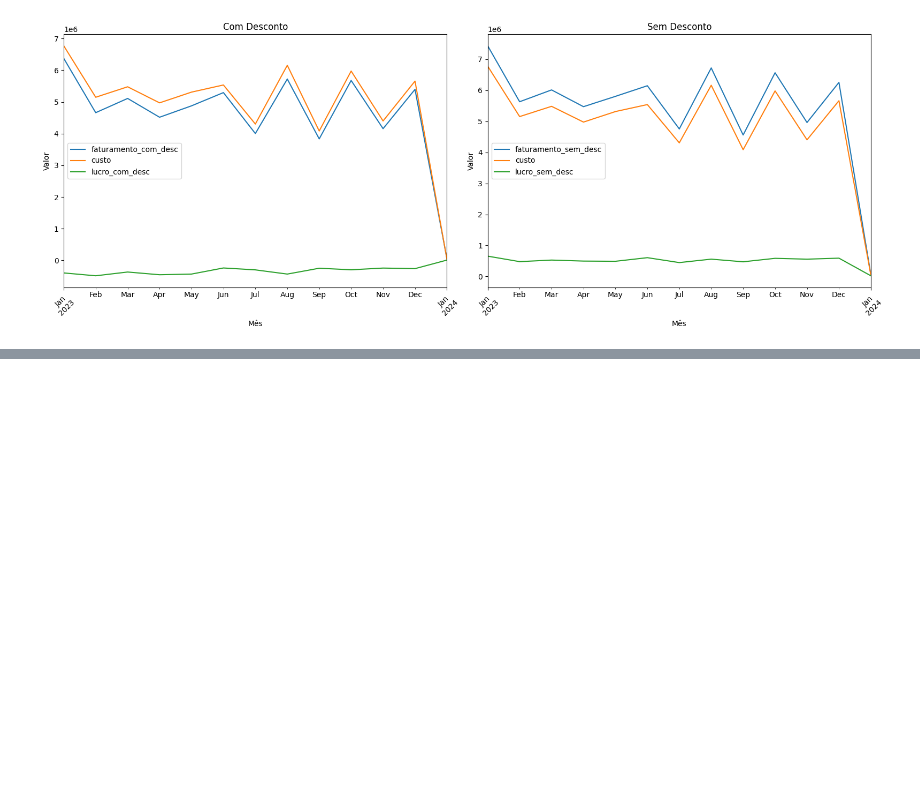
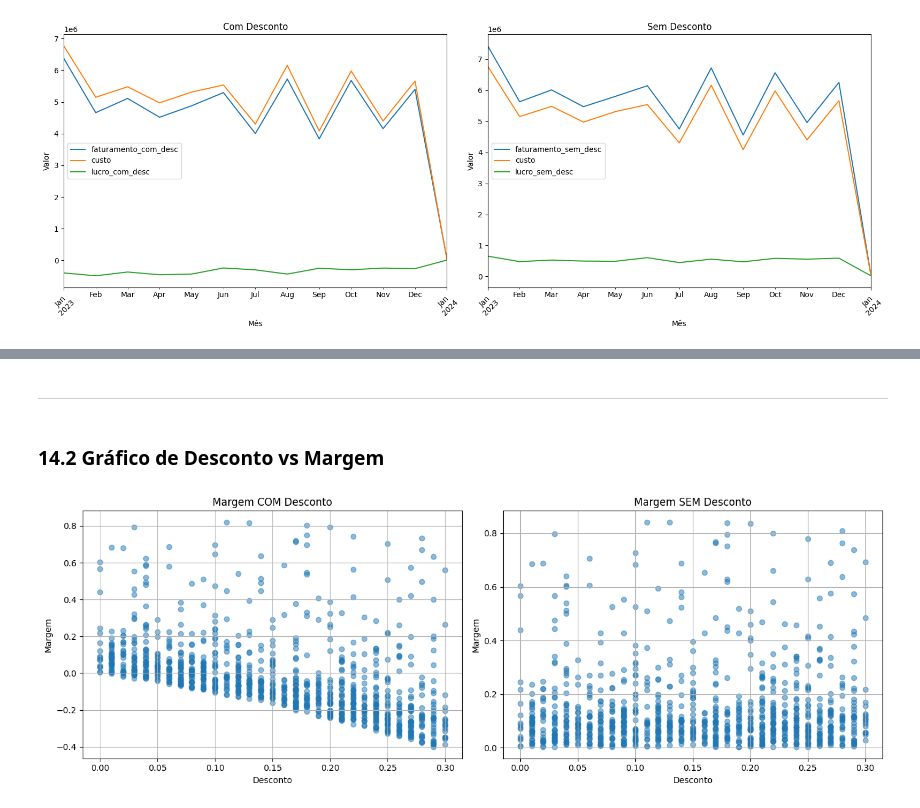
Before and after one commit to jcarlossc/sales-analysis, a Jupyter notebook: src/sales_analysis/sales_pipeline.ipynb, the cells around one changed output, grey strips where cells are left out. Drawn from its saved outputs; the diff is of its cells as text; code cells hidden in the pictures; blank space fills up the shorter version.

Commit message:
Arquivo graphic_discount_margin adicionado

```diff
--- a/src/sales_analysis/sales_pipeline.ipynb
+++ b/src/sales_analysis/sales_pipeline.ipynb
@@ -208,0 +217,8 @@ get_graphic_months(df)
+# %% [markdown]
+---
+# %% [markdown]
+### 14.2 Gráfico de Desconto vs Margem
+# %%
+get_graphic_discount_margin(df)
+# %% [output]
+[figure, added]
```
Also changed, not shown: parts of 5 cells of this notebook, 1 other file.
